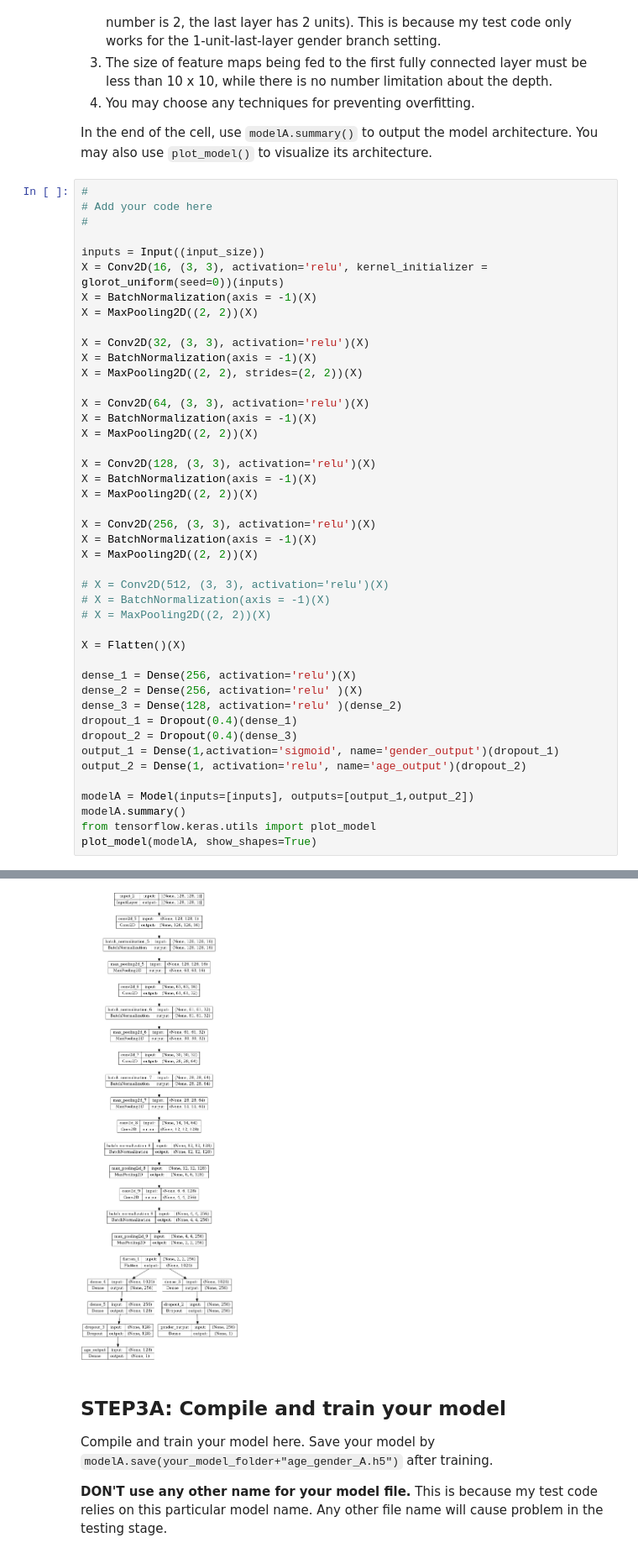
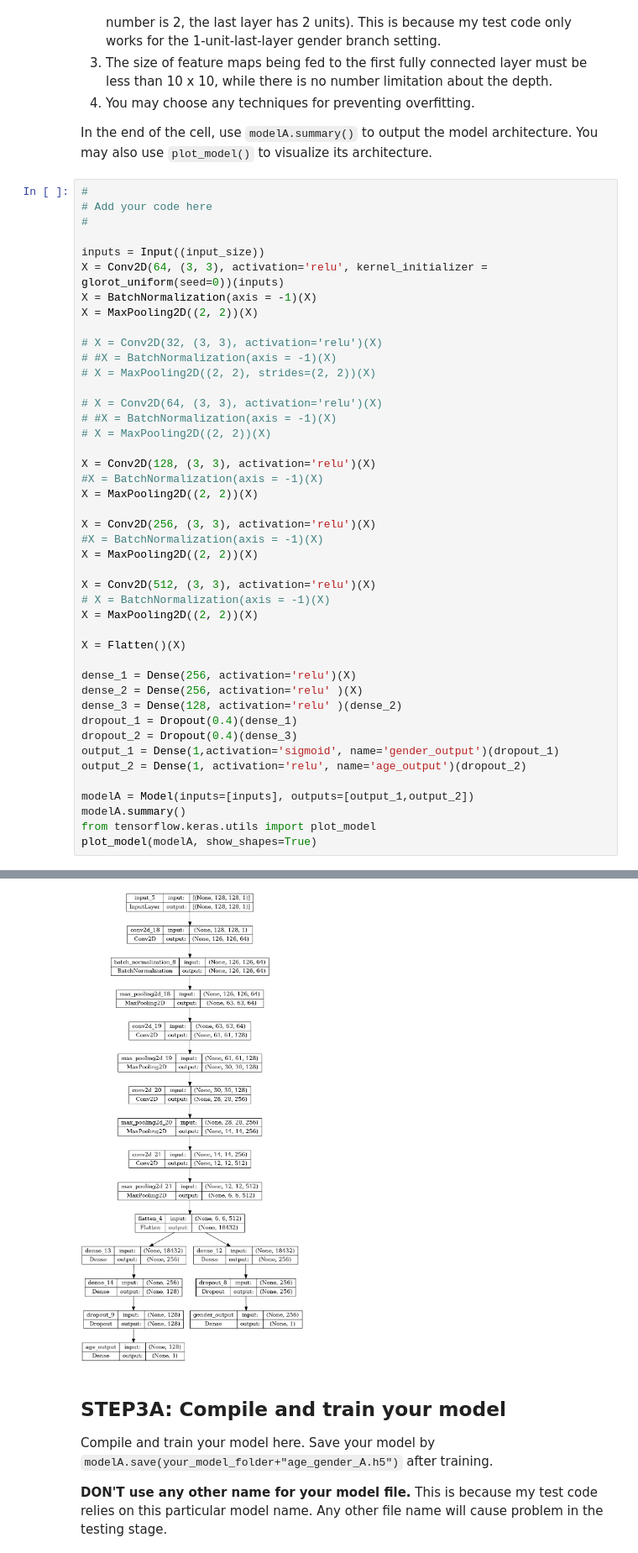
Before and after one commit to rwitobaansheikh/ML2_Coursework, a Jupyter notebook: age_gender_submit.ipynb, the cells around one changed output, grey strips where cells are left out. Shown at 84% size. Drawn from its saved outputs; the diff is of its cells as text.

```diff
--- a/age_gender_submit.ipynb
+++ b/age_gender_submit.ipynb
@@ -151,29 +165,29 @@ In the end of the cell, use `modelA.summary()` to output the model architecture.
 #
 
 inputs = Input((input_size))
-X = Conv2D(16, (3, 3), activation='relu', kernel_initializer = glorot_uniform(seed=0))(inputs)
+X = Conv2D(64, (3, 3), activation='relu', kernel_initializer = glorot_uniform(seed=0))(inputs)
 X = BatchNormalization(axis = -1)(X)
 X = MaxPooling2D((2, 2))(X)
 
-X = Conv2D(32, (3, 3), activation='relu')(X)
-X = BatchNormalization(axis = -1)(X)
-X = MaxPooling2D((2, 2), strides=(2, 2))(X)
+# X = Conv2D(32, (3, 3), activation='relu')(X)
+# #X = BatchNormalization(axis = -1)(X)
+# X = MaxPooling2D((2, 2), strides=(2, 2))(X)
 
-X = Conv2D(64, (3, 3), activation='relu')(X)
-X = BatchNormalization(axis = -1)(X)
-X = MaxPooling2D((2, 2))(X)
+# X = Conv2D(64, (3, 3), activation='relu')(X)
+# #X = BatchNormalization(axis = -1)(X)
+# X = MaxPooling2D((2, 2))(X)
 
 X = Conv2D(128, (3, 3), activation='relu')(X)
-X = BatchNormalization(axis = -1)(X)
+#X = BatchNormalization(axis = -1)(X)
 X = MaxPooling2D((2, 2))(X)
 
 X = Conv2D(256, (3, 3), activation='relu')(X)
-X = BatchNormalization(axis = -1)(X)
+#X = BatchNormalization(axis = -1)(X)
 X = MaxPooling2D((2, 2))(X)
 
-# X = Conv2D(512, (3, 3), activation='relu')(X)
+X = Conv2D(512, (3, 3), activation='relu')(X)
 # X = BatchNormalization(axis = -1)(X)
-# X = MaxPooling2D((2, 2))(X)
+X = MaxPooling2D((2, 2))(X)
 
 X = Flatten()(X)
 
@@ -209,5 +223,5 @@ Non-trainable params: 992 (3.88 KB)
 __________________________________________________________________________________________________
-[figure, old version]
+[figure, new version]
 # %% [markdown]
 ## STEP3A: Compile and train your model
 Compile and train your model here.
```
Also changed, not shown: parts of 4 cells of this notebook, 1 other file.
